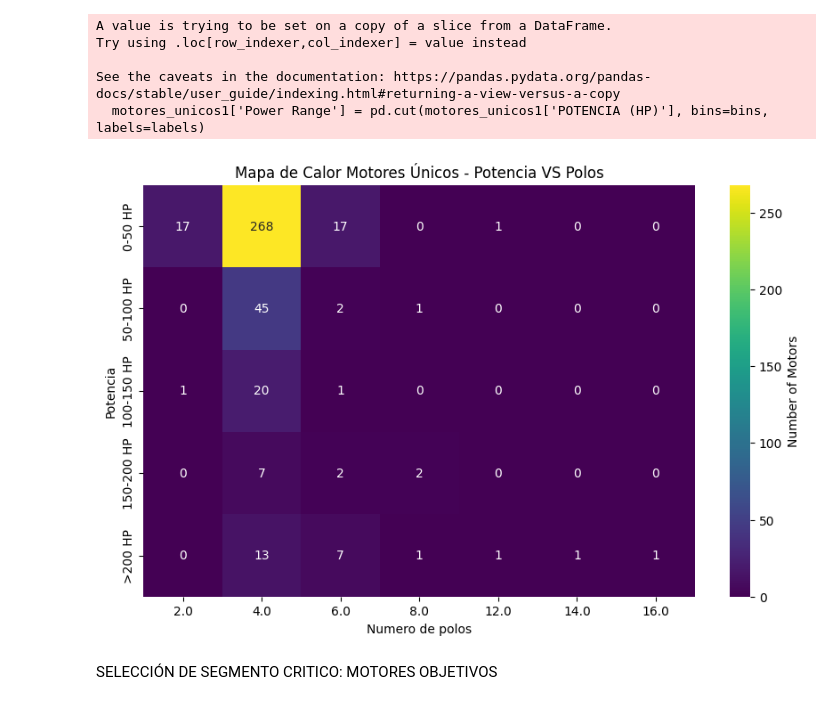
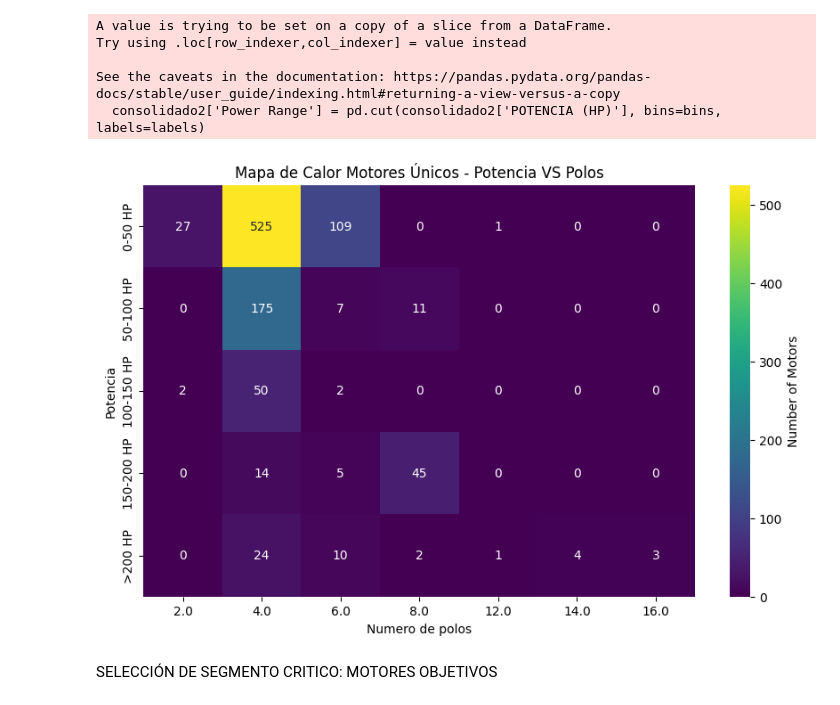
Before and after one commit to antoniamaria19/C-digos---Memoria-Antonia-P-a, a Jupyter notebook: Mapa_de_Calor.ipynb, the cells around one changed output. Saved outputs shown, nothing was run; the diff lists cells and outputs as text; code cells hidden in the pictures.

```diff
--- a/Mapa_de_Calor.ipynb
+++ b/Mapa_de_Calor.ipynb
@@ -17,26 +15,26 @@ motores_unicos1 = consolidado2.drop_duplicates(subset=['MARCA ', 'R.P.M', 'POTEN
 # %%
 # Create bins for power ranges
 bins = [0, 50, 100, 150, 200, float('inf')]  # Adjust bins as needed
 labels = ['0-50 HP', '50-100 HP', '100-150 HP', '150-200 HP', '>200 HP']
-motores_unicos1['Power Range'] = pd.cut(motores_unicos1['POTENCIA (HP)'], bins=bins, labels=labels)
+consolidado2['Power Range'] = pd.cut(consolidado2['POTENCIA (HP)'], bins=bins, labels=labels)
 
 # Create a pivot table to count motors by power range and poles
-pivot_table = motores_unicos1.groupby(['Power Range', 'Polos']).size().unstack()
+pivot_table = consolidado2.groupby(['Power Range', 'Polos']).size().unstack()
 
 # Create a heatmap
 plt.figure(figsize=(10, 6))
 sns.heatmap(pivot_table, annot=True, fmt='d', cmap='viridis', cbar_kws={'label': 'Number of Motors'})
 plt.title('Mapa de Calor Motores Únicos - Potencia VS Polos')
 plt.xlabel('Numero de polos')
 plt.ylabel('Potencia')
 plt.show()
 # %% [output]
 A value is trying to be set on a copy of a slice from a DataFrame.
 Try using .loc[row_indexer,col_indexer] = value instead
 
 See the caveats in the documentation: https://pandas.pydata.org/pandas-docs/stable/user_guide/indexing.html#returning-a-view-versus-a-copy
-  motores_unicos1['Power Range'] = pd.cut(motores_unicos1['POTENCIA (HP)'], bins=bins, labels=labels)
+  consolidado2['Power Range'] = pd.cut(consolidado2['POTENCIA (HP)'], bins=bins, labels=labels)
-[figure, old version]
+[figure, new version]
 # %% [markdown]
 SELECCIÓN DE SEGMENTO CRITICO: MOTORES OBJETIVOS
 # %%
```
Also changed, not shown: parts of 4 cells of this notebook.
